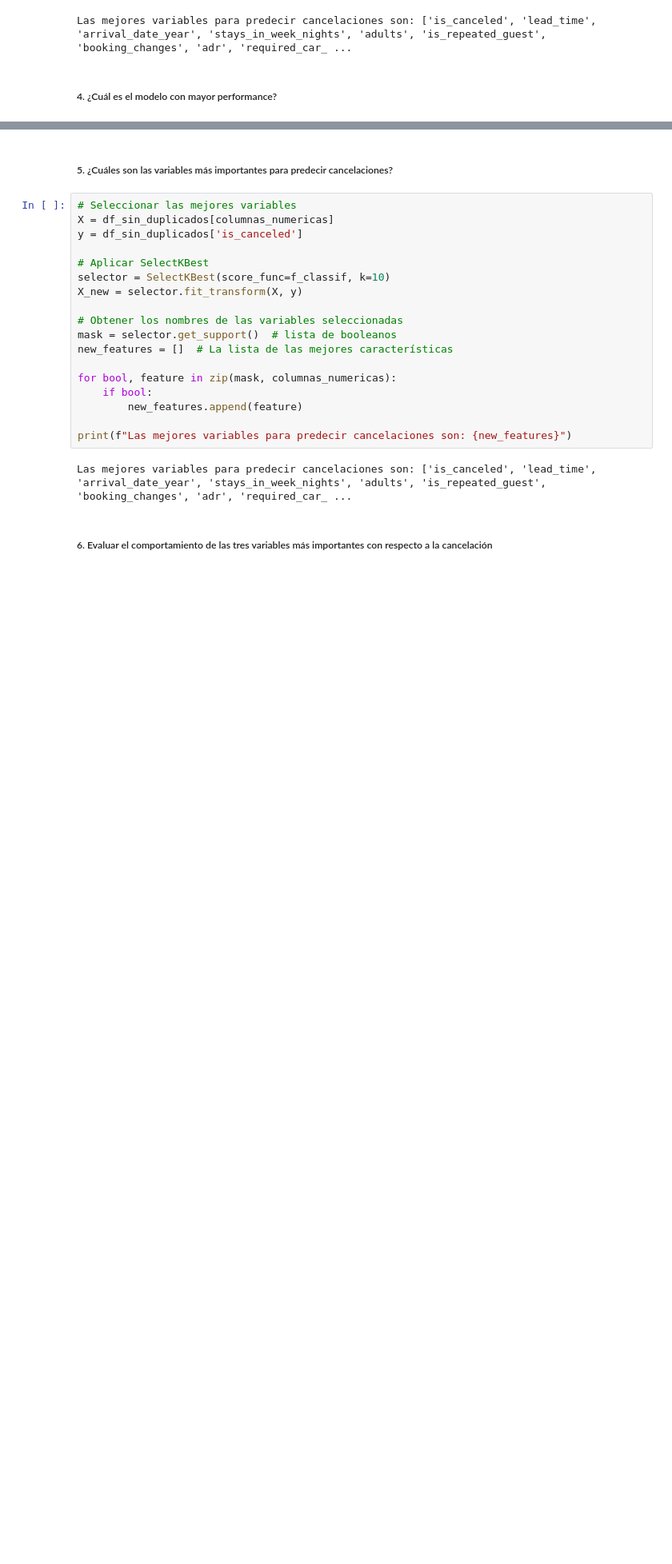
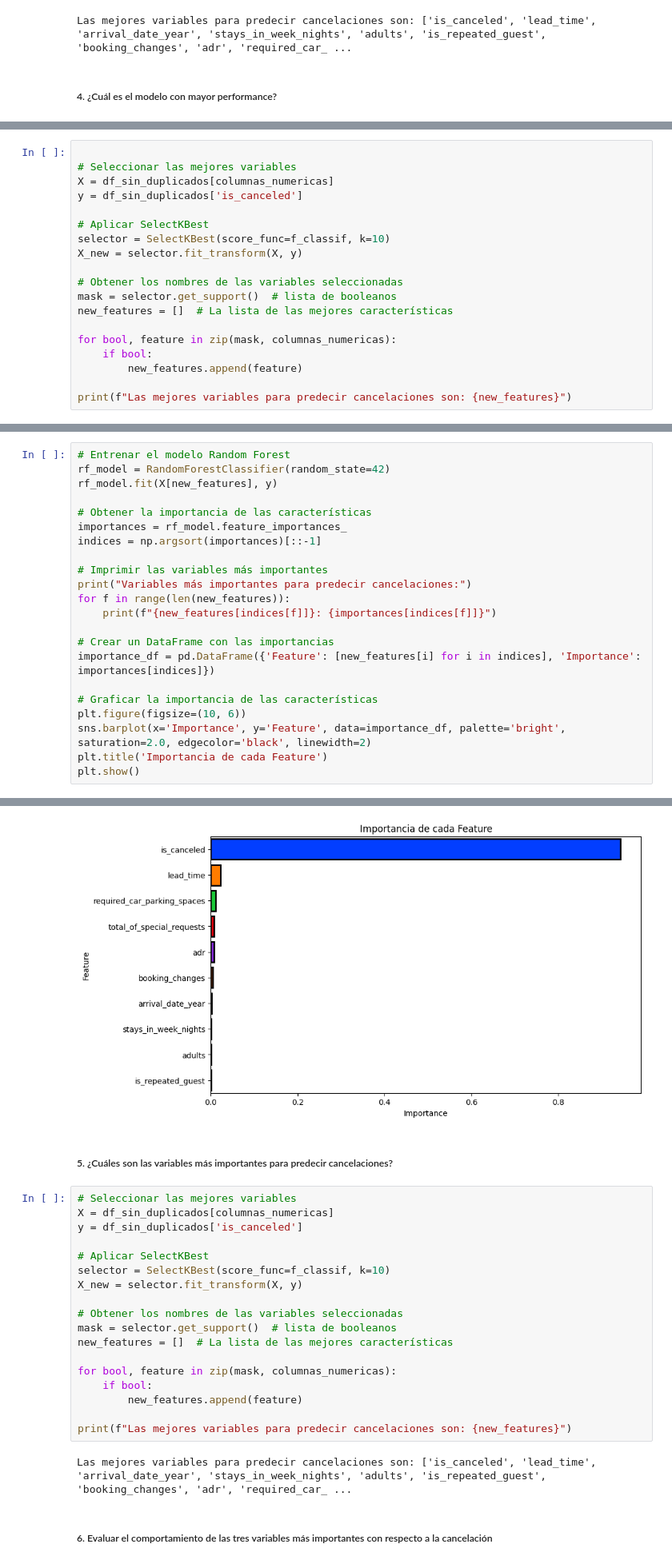
Before and after one commit to JaimeIngenia/PerfilPython_CienciaDatos, a Jupyter notebook: Becarios/tarea1/analisis.ipynb, the cells around one changed output, grey strips where cells are left out. Shown at 80% size. Cells and saved outputs as stored; diff of their text form; blank space fills up the shorter version.

Commit message:
Tarea # 2 lista creacion del modelo

```diff
--- a/Becarios/tarea1/analisis.ipynb
+++ b/Becarios/tarea1/analisis.ipynb
@@ -727,0 +766,19 @@ El modelo con mayor performance es: Árbol de Decisión con una precisión de 1.
+# %%
+
+# Seleccionar las mejores variables
+X = df_sin_duplicados[columnas_numericas]
+y = df_sin_duplicados['is_canceled']
+
+# Aplicar SelectKBest
+selector = SelectKBest(score_func=f_classif, k=10)
+X_new = selector.fit_transform(X, y)
+
+# Obtener los nombres de las variables seleccionadas
+mask = selector.get_support()  # lista de booleanos
+new_features = []  # La lista de las mejores características
+
+for bool, feature in zip(mask, columnas_numericas):
+    if bool:
+        new_features.append(feature)
+
+print(f"Las mejores variables para predecir cancelaciones son: {new_features}")
@@ -727,0 +787,23 @@ El modelo con mayor performance es: Árbol de Decisión con una precisión de 1.
+# %%
+# Entrenar el modelo Random Forest
+rf_model = RandomForestClassifier(random_state=42)
+rf_model.fit(X[new_features], y)
+
+# Obtener la importancia de las características
+importances = rf_model.feature_importances_
+indices = np.argsort(importances)[::-1]
+
+# Imprimir las variables más importantes
+print("Variables más importantes para predecir cancelaciones:")
+for f in range(len(new_features)):
+    print(f"{new_features[indices[f]]}: {importances[indices[f]]}")
+
+# Crear un DataFrame con las importancias
+importance_df = pd.DataFrame({'Feature': [new_features[i] for i in indices], 'Importance': importances[indices]})
+
+# Graficar la importancia de las características
+plt.figure(figsize=(10, 6))
+sns.barplot(x='Importance', y='Feature', data=importance_df, palette='bright', saturation=2.0, edgecolor='black', linewidth=2)
+plt.title('Importancia de cada Feature')
+plt.show()
+# %% [output]
@@ -728,3 +821,4 @@ El modelo con mayor performance es: Árbol de Decisión con una precisión de 1.
+[figure, added]
 # %% [markdown]
 ##### 5. ¿Cuáles son las variables más importantes para predecir cancelaciones?
 # %%
```
Also changed, not shown: parts of 15 cells of this notebook, 2 other files.
